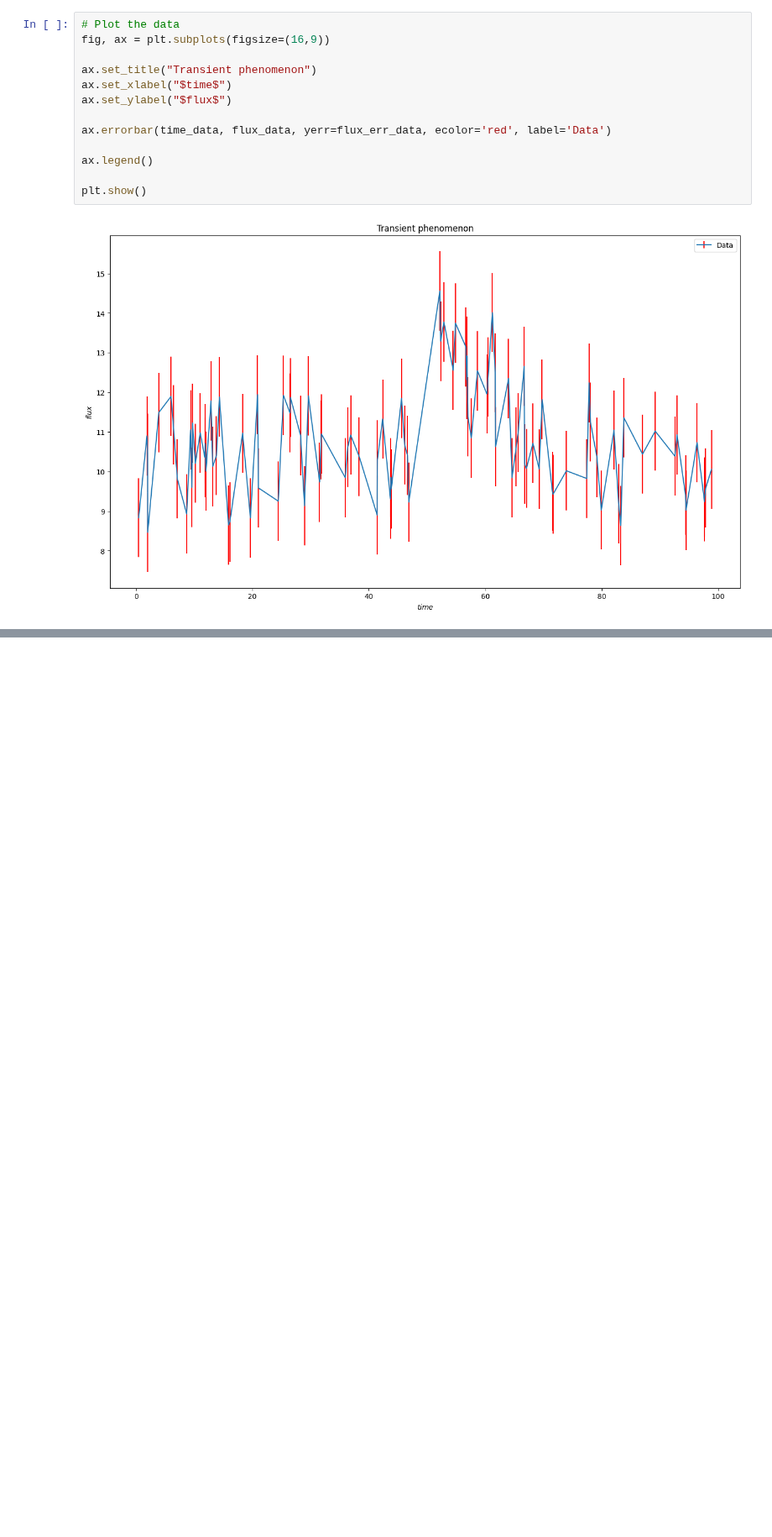
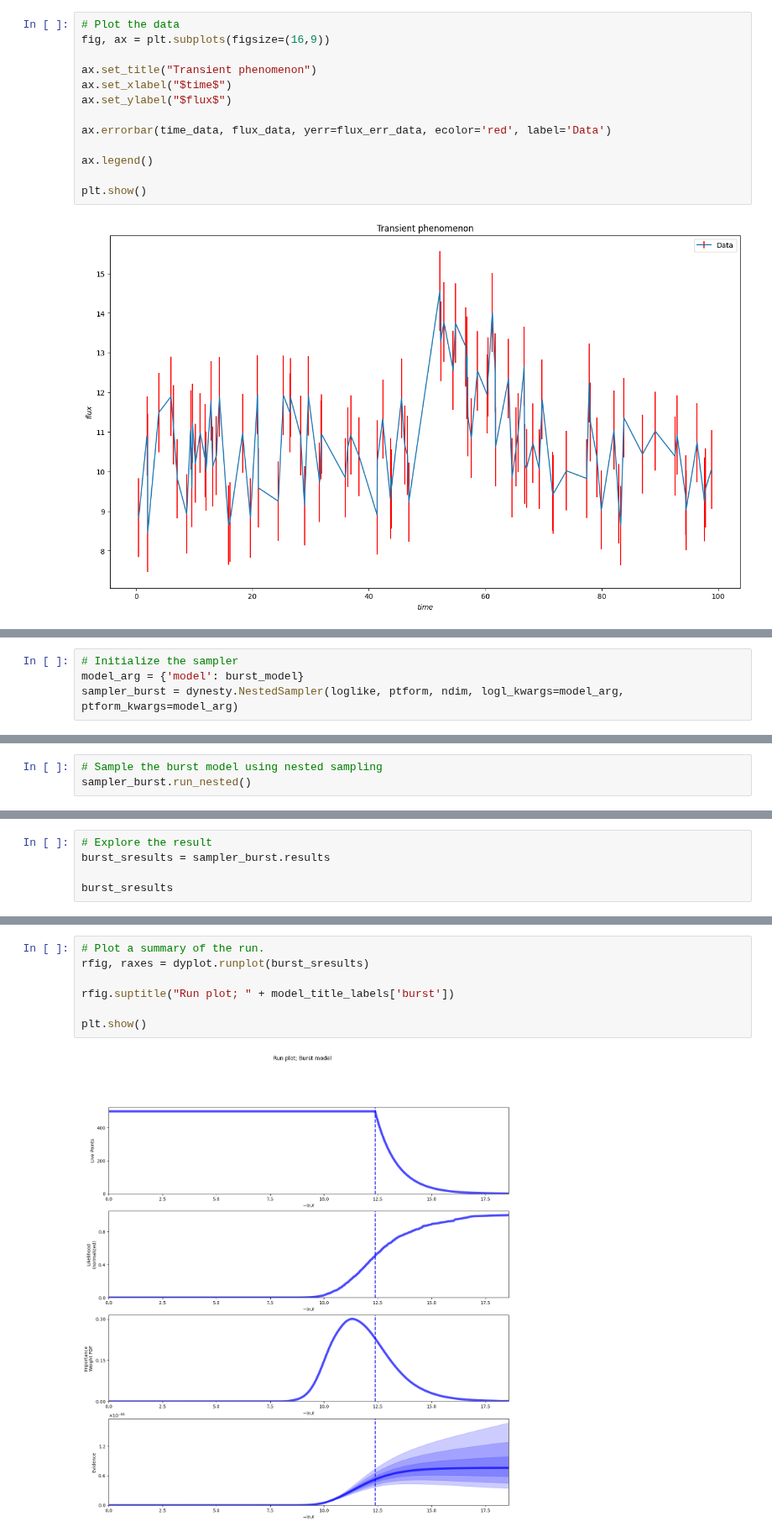
Before and after one commit to F3Solid/astrostatistics_bicocca_2024_exercises, a Jupyter notebook: L12/transient_universe.ipynb, the cells around one changed output, grey strips where cells are left out. Shown at 84% size. Drawn from its saved outputs; the diff is of its cells as text; blank space fills up the shorter version.

```diff
--- a/L12/transient_universe.ipynb
+++ b/L12/transient_universe.ipynb
@@ -325,0 +190,4 @@ plt.show()
+# %%
+# Initialize the sampler
+model_arg = {'model': burst_model}
+sampler_burst = dynesty.NestedSampler(loglike, ptform, ndim, logl_kwargs=model_arg, ptform_kwargs=model_arg)
@@ -325,0 +197,3 @@ plt.show()
+# %%
+# Sample the burst model using nested sampling
+sampler_burst.run_nested()
@@ -325,0 +205,5 @@ plt.show()
+# %%
+# Explore the result
+burst_sresults = sampler_burst.results
+
+burst_sresults
@@ -325,0 +228,9 @@ plt.show()
+# %%
+# Plot a summary of the run.
+rfig, raxes = dyplot.runplot(burst_sresults)
+
+rfig.suptitle("Run plot; " + model_title_labels['burst'])
+
+plt.show()
+# %% [output]
+[figure, added]
```
Also changed, not shown: parts of 47 cells of this notebook.
